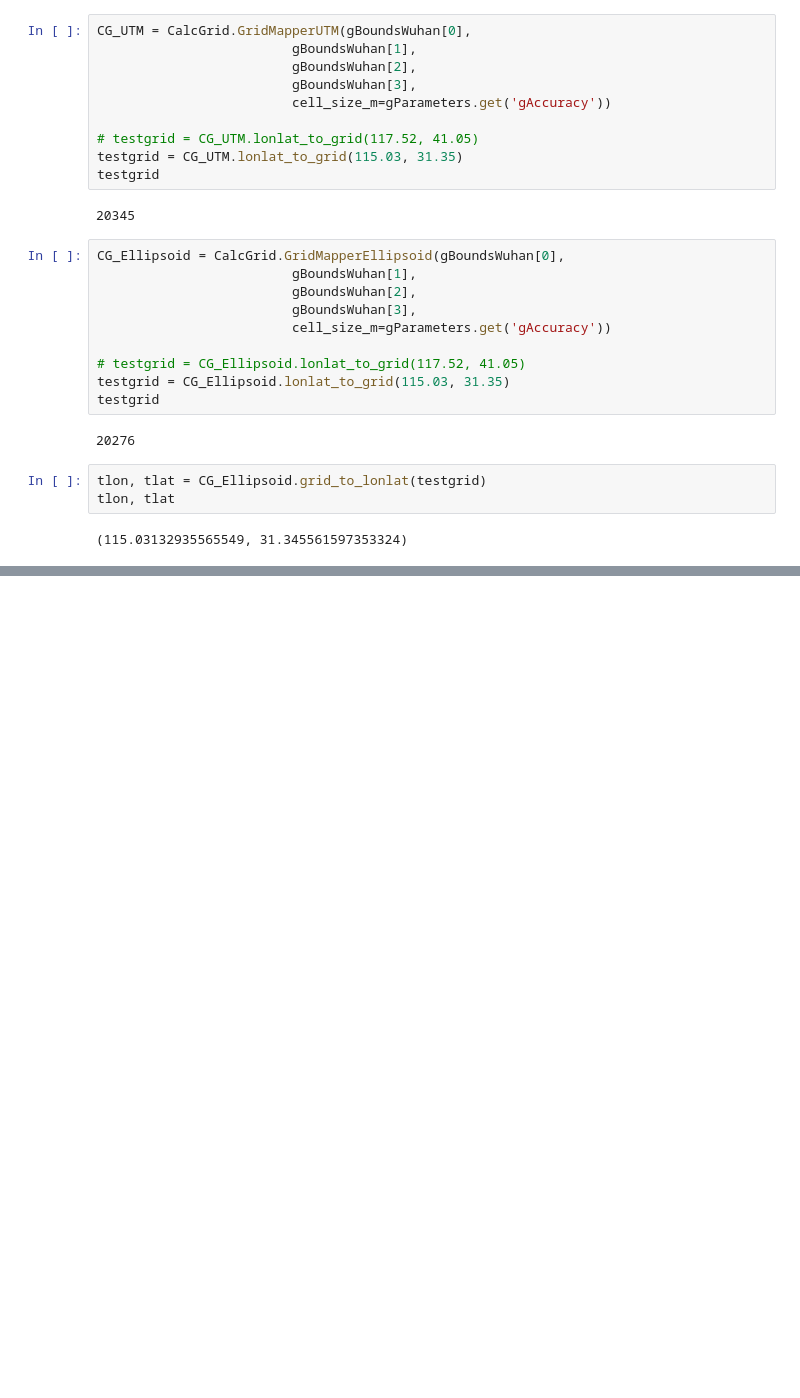
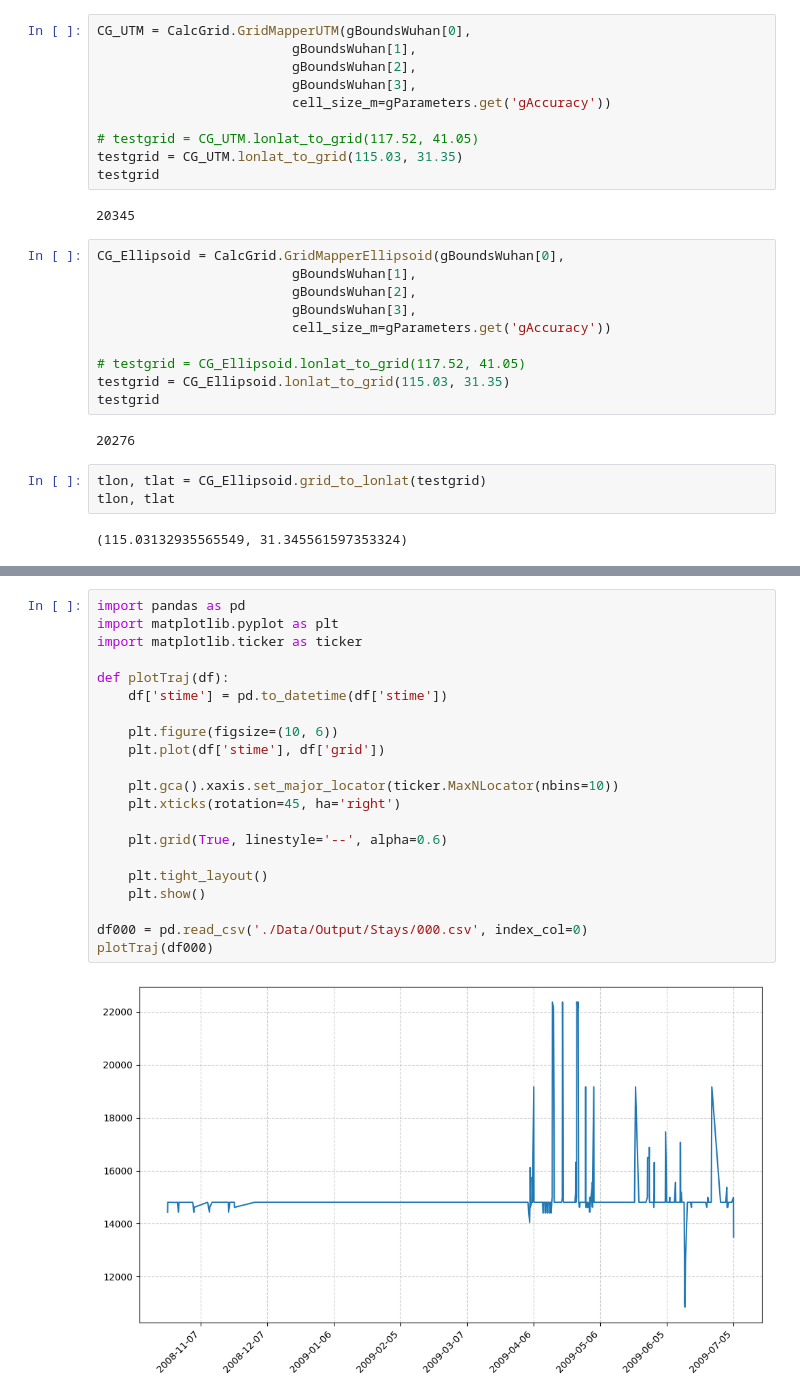
Before and after one commit to youareeverysingleday/TrajectoryFeatureGeneration, a Jupyter notebook: Test.ipynb, the cells around one changed output, grey strips where cells are left out. Saved outputs shown, nothing was run; the diff lists cells and outputs as text; blank space fills up the shorter version.

```diff
--- a/Test.ipynb
+++ b/Test.ipynb
@@ -56,0 +61,23 @@ tlon, tlat
+# %%
+import pandas as pd
+import matplotlib.pyplot as plt
+import matplotlib.ticker as ticker
+
+def plotTraj(df):
+    df['stime'] = pd.to_datetime(df['stime'])
+
+    plt.figure(figsize=(10, 6))
+    plt.plot(df['stime'], df['grid'])
+
+    plt.gca().xaxis.set_major_locator(ticker.MaxNLocator(nbins=10))
+    plt.xticks(rotation=45, ha='right')
+
+    plt.grid(True, linestyle='--', alpha=0.6)
+
+    plt.tight_layout()
+    plt.show()
+
+df000 = pd.read_csv('./Data/Output/Stays/000.csv', index_col=0)
+plotTraj(df000)
+# %% [output]
+[figure, added]
```
Also changed, not shown: parts of 4 cells of this notebook, 1 other file.
